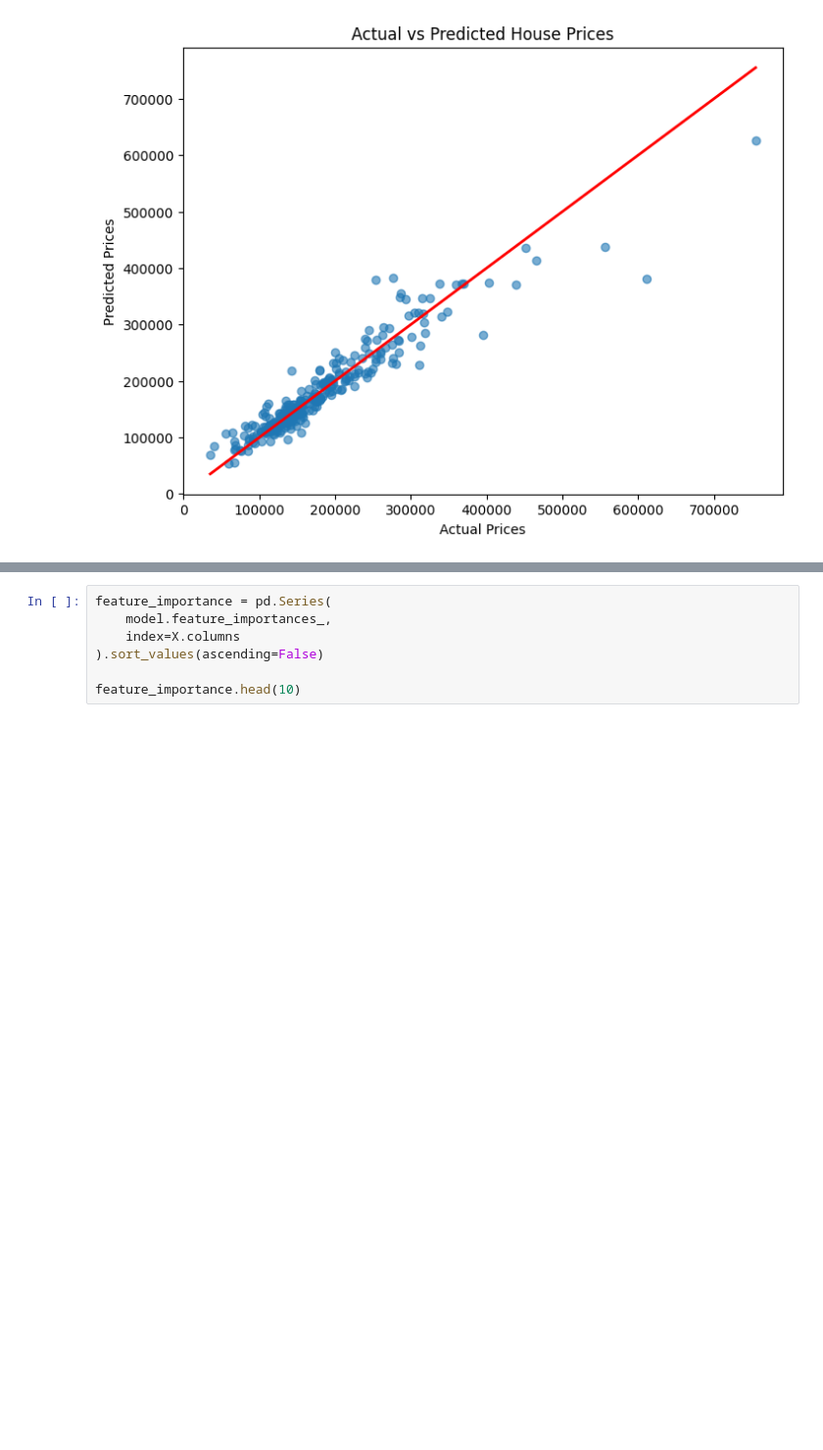
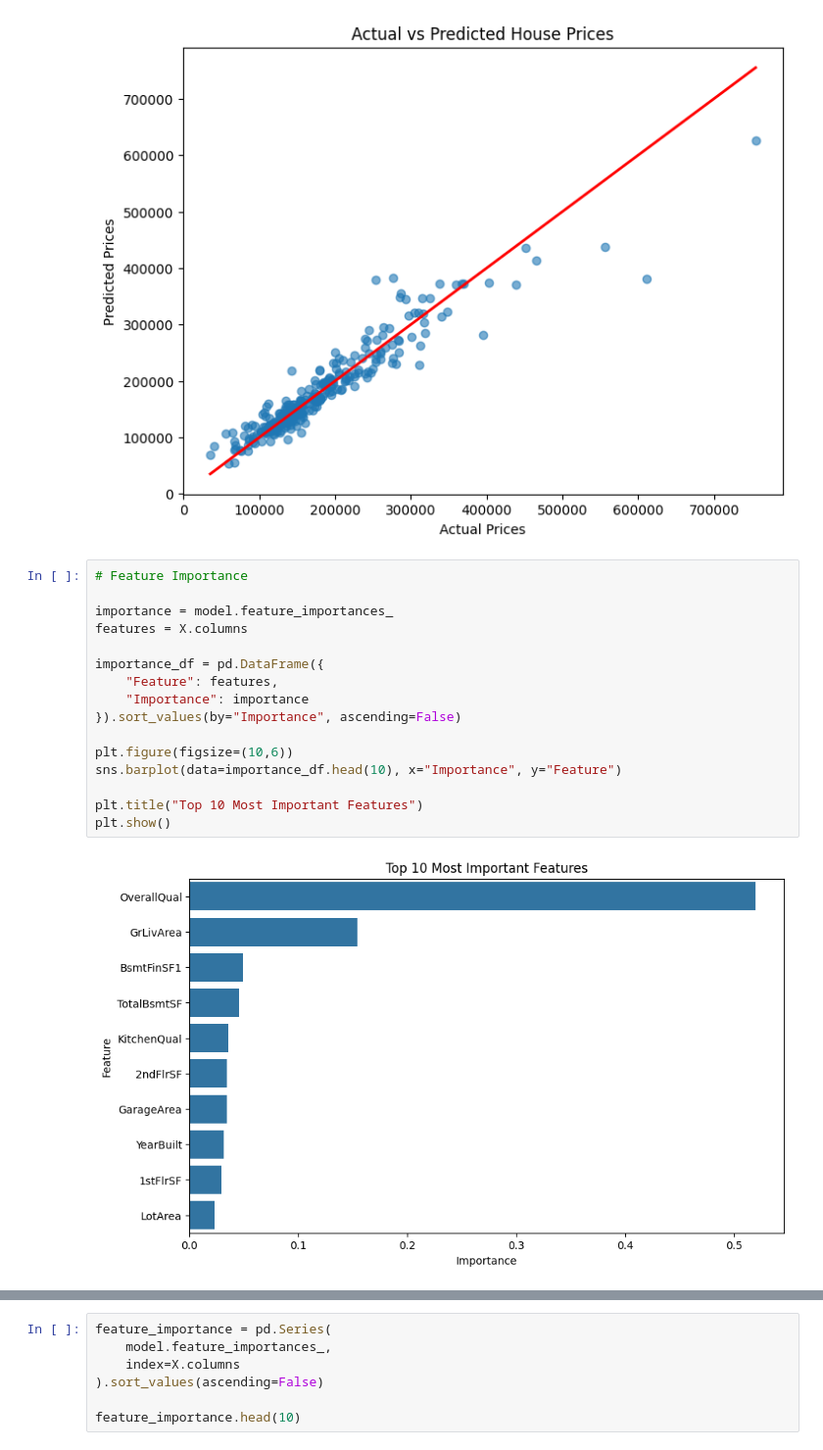
Before and after one commit to boneyphilip/houselytics, a Jupyter notebook: notebooks/04_modeling.ipynb, the cells around one changed output, grey strips where cells are left out. Shown at 98% size. Saved outputs shown, nothing was run; the diff lists cells and outputs as text; blank space fills up the shorter version.

Commit message:
Phase 5: trained Gradient Boosting model and saved artifact

```diff
--- a/notebooks/04_modeling.ipynb
+++ b/notebooks/04_modeling.ipynb
@@ -106,3 +133,21 @@ plt.title("Actual vs Predicted House Prices")
 plt.show()
 # %% [output]
 [figure]
+# %%
+# Feature Importance
+
+importance = model.feature_importances_
+features = X.columns
+
+importance_df = pd.DataFrame({
+    "Feature": features,
+    "Importance": importance
+}).sort_values(by="Importance", ascending=False)
+
+plt.figure(figsize=(10,6))
+sns.barplot(data=importance_df.head(10), x="Importance", y="Feature")
+
+plt.title("Top 10 Most Important Features")
+plt.show()
+# %% [output]
+[figure, added]
```
Also changed, not shown: parts of 7 cells of this notebook, 1 other file.
